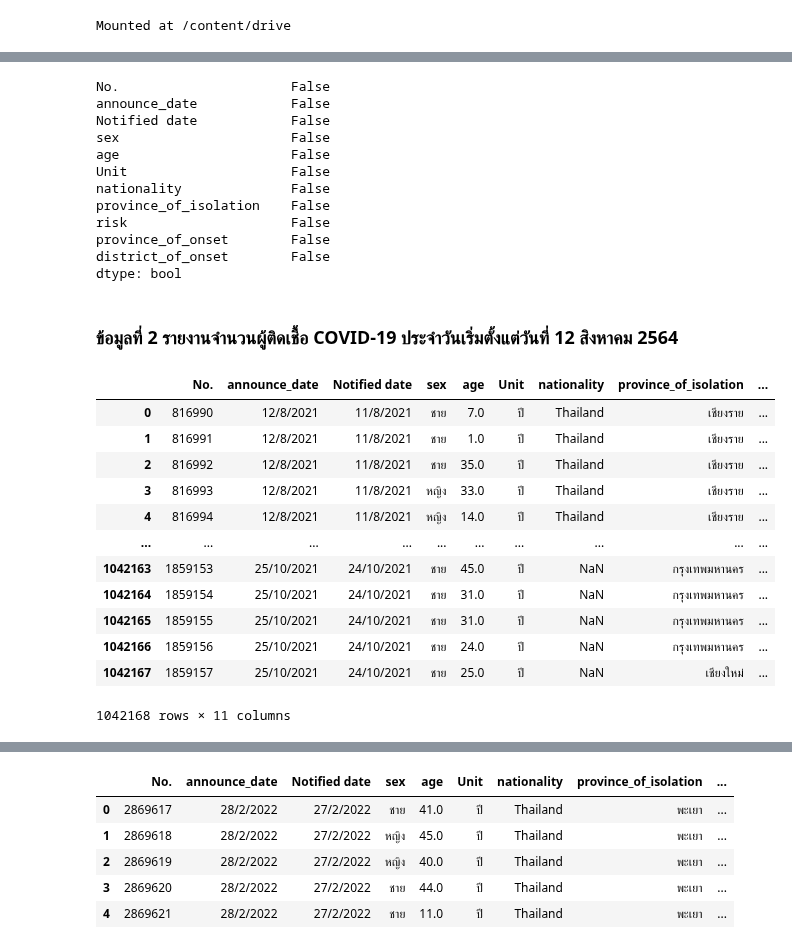
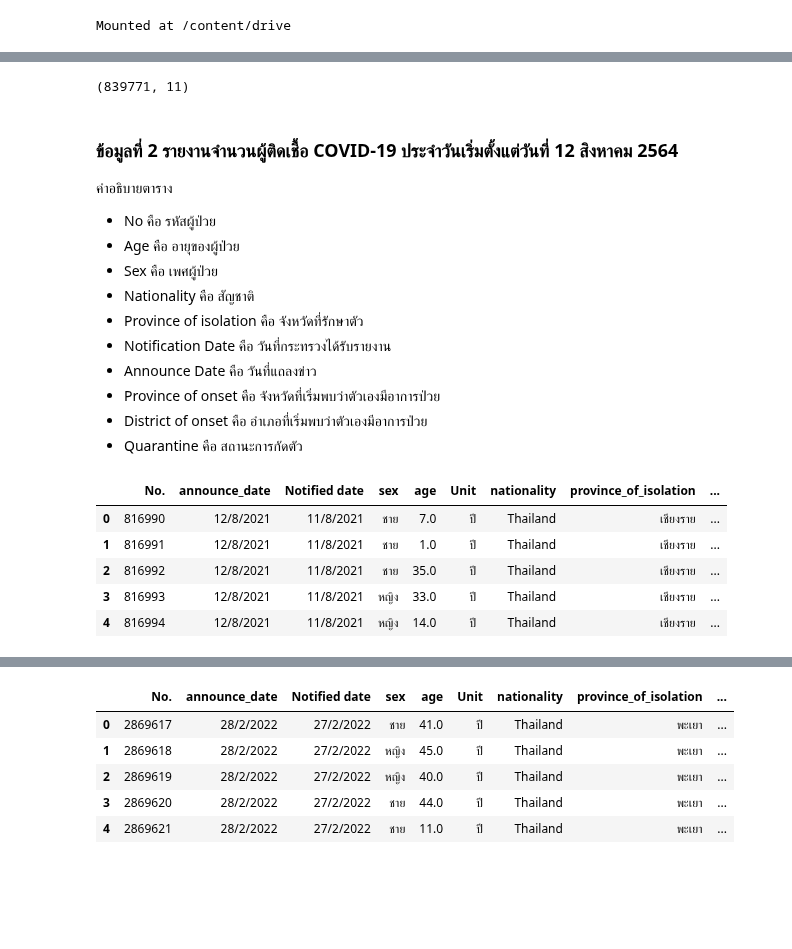
Before and after one commit to mintra-tippayaratsontorn/data_viz_2022, a Jupyter notebook: Project_Python.ipynb, the cells around one changed output, grey strips where cells are left out. Drawn from its saved outputs; the diff is of its cells as text; code cells hidden in the pictures; blank space fills up the shorter version.

```diff
--- a/Project_Python.ipynb
+++ b/Project_Python.ipynb
@@ -58,34 +48,28 @@ covid1 = covid_jan_20.dropna()
-# %%
-covid1.isnull().any()
-# %% [output]
-No.                      False
-announce_date            False
-Notified date            False
-sex                      False
-age                      False
-Unit                     False
-nationality              False
-province_of_isolation    False
-risk                     False
-province_of_onset        False
-district_of_onset        False
-dtype: bool
-# %% [markdown]
-### ข้อมูลที่ 2 รายงานจำนวนผู้ติดเชื้อ COVID-19 ประจำวันเริ่มตั้งแต่วันที่ 12 สิงหาคม 2564
+# %%
+covid_jan_20.shape  # ขนาดของ covid_jan_20
+# %% [output]
+(839771, 11)
+# %% [markdown]
+### ข้อมูลที่ 2 รายงานจำนวนผู้ติดเชื้อ COVID-19 ประจำวันเริ่มตั้งแต่วันที่ 12 สิงหาคม 2564
+
+คำอธิบายตาราง
+* No คือ รหัสผู้ป่วย
+* Age คือ อายุของผู้ป่วย
+* Sex คือ เพศผู้ป่วย
+* Nationality คือ สัญชาติ
+* Province of isolation คือ จังหวัดที่รักษาตัว
+* Notification Date คือ วันที่กระทรวงได้รับรายงาน
+* Announce Date คือ วันที่แถลงข่าว
+* Province of onset คือ จังหวัดที่เริ่มพบว่าตัวเองมีอาการป่วย
+* District of onset คือ อำเภอที่เริ่มพบว่าตัวเองมีอาการป่วย
+* Quarantine คือ สถานะการกัดตัว
 # %%
 covid_aug_21 = pd.read_csv(os.path.join(path,'confirmed-cases-since-120864.csv'))  # ที่อยู่ของไฟล์ confirmed-cases-since-120864.xlsx
-covid_aug_21
+covid_aug_21.head()  # เรียกดูข้อมูลแค่หัวตาราง
 # %% [output]
 |  | No. | announce_date | Notified date | sex | age | Unit | nationality | province_of_isolation | ... |
 | 0 | 816990 | 12/8/2021 | 11/8/2021 | ชาย | 7.0 | ปี | Thailand | เชียงราย | ... |
 | 1 | 816991 | 12/8/2021 | 11/8/2021 | ชาย | 1.0 | ปี | Thailand | เชียงราย | ... |
 | 2 | 816992 | 12/8/2021 | 11/8/2021 | ชาย | 35.0 | ปี | Thailand | เชียงราย | ... |
 | 3 | 816993 | 12/8/2021 | 11/8/2021 | หญิง | 33.0 | ปี | Thailand | เชียงราย | ... |
 | 4 | 816994 | 12/8/2021 | 11/8/2021 | หญิง | 14.0 | ปี | Thailand | เชียงราย | ... |
-| ... | ... | ... | ... | ... | ... | ... | ... | ... | ... |
-| 1042163 | 1859153 | 25/10/2021 | 24/10/2021 | ชาย | 45.0 | ปี | NaN | กรุงเทพมหานคร | ... |
-| 1042164 | 1859154 | 25/10/2021 | 24/10/2021 | ชาย | 31.0 | ปี | NaN | กรุงเทพมหานคร | ... |
-| 1042165 | 1859155 | 25/10/2021 | 24/10/2021 | ชาย | 31.0 | ปี | NaN | กรุงเทพมหานคร | ... |
-| 1042166 | 1859156 | 25/10/2021 | 24/10/2021 | ชาย | 24.0 | ปี | NaN | กรุงเทพมหานคร | ... |
-| 1042167 | 1859157 | 25/10/2021 | 24/10/2021 | ชาย | 25.0 | ปี | NaN | เชียงใหม่ | ... |
-1042168 rows × 11 columns
```
Also changed, not shown: parts of 35 cells of this notebook.
